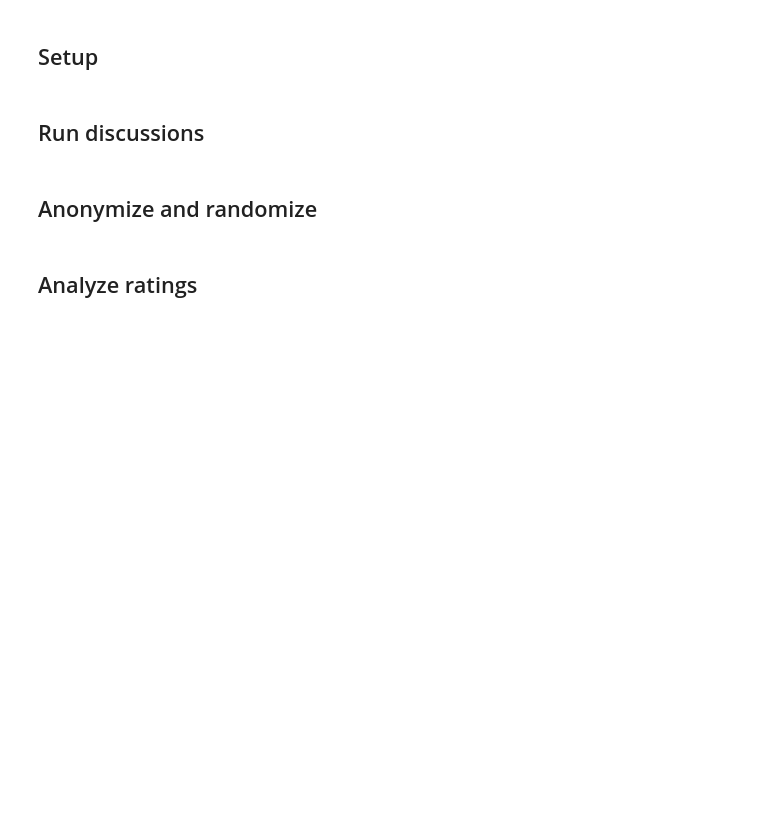
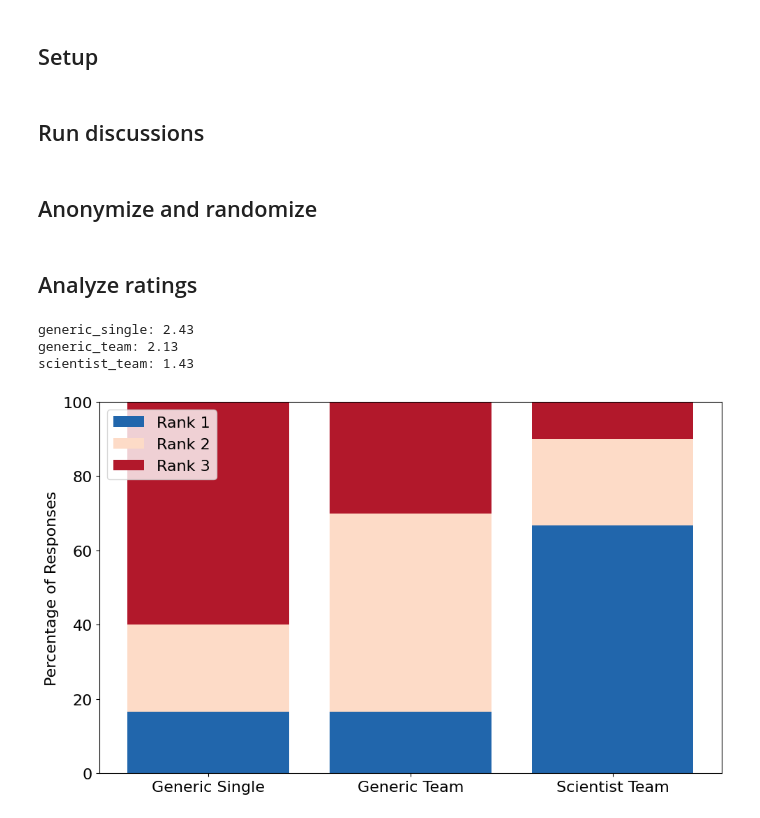
Before and after one commit to yehonathank/virtual-lab, a Jupyter notebook: nanobody_design/human_eval.ipynb, the cells around one changed output. Cells and saved outputs as stored; diff of their text form; code cells hidden in the pictures; blank space fills up the shorter version.

```diff
--- a/nanobody_design/human_eval.ipynb
+++ b/nanobody_design/human_eval.ipynb
@@ -1497,7 +1498,7 @@ with open(blinded_dir / "order.json", "w") as f:
 ## Analyze ratings
 # %%
 order = pd.read_json(blinded_dir / "order.json")
-ranks = pd.read_csv("~/Downloads/ratings.csv")
+ranks = pd.read_csv(blinded_dir / "rankings.csv")
 # %%
 discussion_type_to_ranks = {
     "generic_single": [],
@@ -1513,4 +1514,48 @@ for num in range(3):
         discussion_type_to_ranks[discussion_type].append(rank)
 
 for discussion_type, rank_values in discussion_type_to_ranks.items():
-    print(f"{discussion_type}: {np.mean(rank_values)}")
+    print(f"{discussion_type}: {np.mean(rank_values):.2f}")
+# %% [output]
+generic_single: 2.43
+generic_team: 2.13
+scientist_team: 1.43
+# %%
+# Calculate counts for each rank (1, 2, 3) for each discussion type
+rank_counts = {dtype: {1: 0, 2: 0, 3: 0} for dtype in discussion_type_to_ranks.keys()}
+for dtype, ranks in discussion_type_to_ranks.items():
+    for rank in ranks:
+        rank_counts[dtype][rank] += 1
+
+# Convert to percentages
+for dtype in rank_counts:
+    for rank in rank_counts[dtype]:
+        rank_counts[dtype][rank] = (rank_counts[dtype][rank] / len(ranks)) * 100
+
+# Create the stacked bar plot
+fig, ax = plt.subplots(figsize=(10, 6))
+
+discussion_types = list(rank_counts.keys())
+bottoms = np.zeros(len(discussion_types))
+
+# Define colors and labels for the ranks
+colors = ['#2166AC', '#FDDBC7', '#B2182B']  # Blue, Light Pink, Dark Red
+labels = ['Rank 1', 'Rank 2', 'Rank 3']
+
+for rank in [1, 2, 3]:
+    values = [rank_counts[dtype][rank] for dtype in discussion_types]
+    formatted_discussion_types = [dtype.replace("_", " ").title() for dtype in discussion_types]
+    plt.bar(formatted_discussion_types, values, bottom=bottoms, label=f'Rank {rank}', color=colors[rank-1])
+    bottoms += values
+
+fontsize = 16
+plt.ylabel('Percentage of Responses', fontsize=fontsize)
+plt.xticks(fontsize=fontsize)
+plt.yticks(fontsize=fontsize)
+plt.legend(loc='upper left', fontsize=fontsize)
+plt.ylim(0, 100)
+
+# Make x-axis labels more readable
+plt.tight_layout()
+plt.savefig(blinded_dir / "rankings.pdf")
+# %% [output]
+[figure, added]
```
Also changed, not shown: parts of 1 cell of this notebook, 2 other files.
